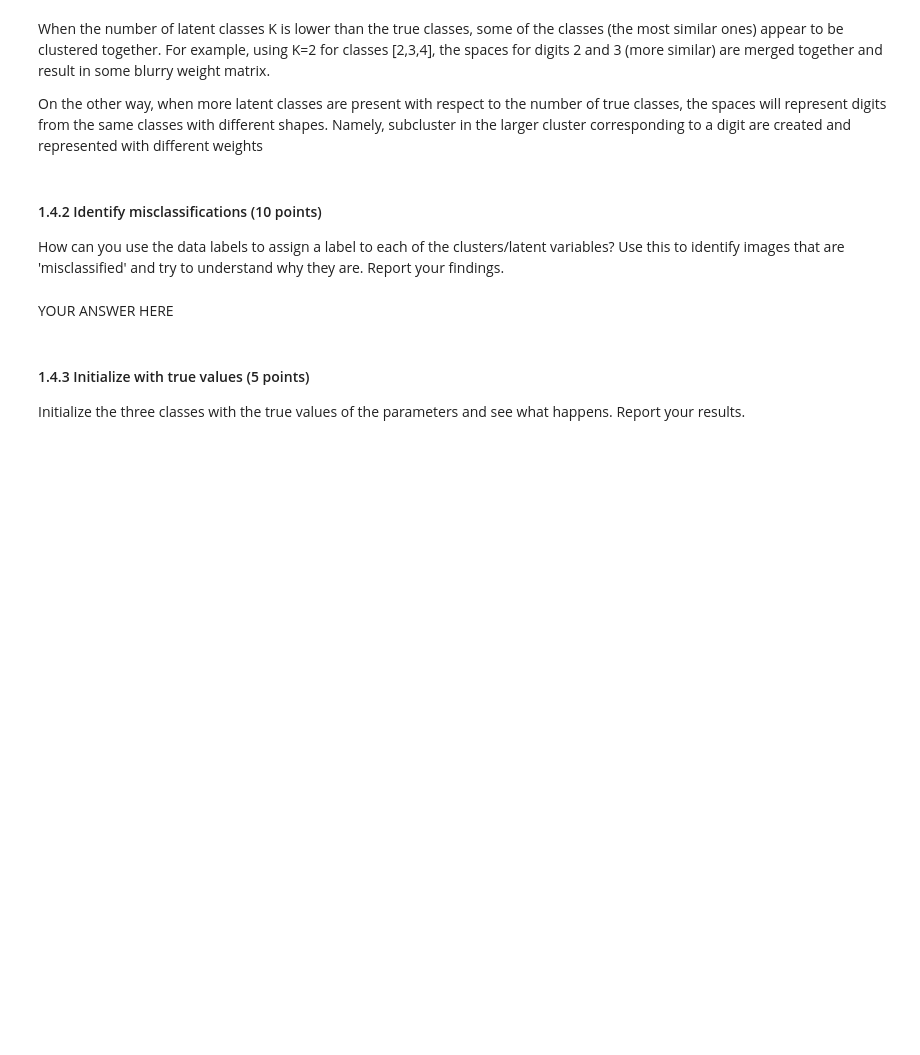
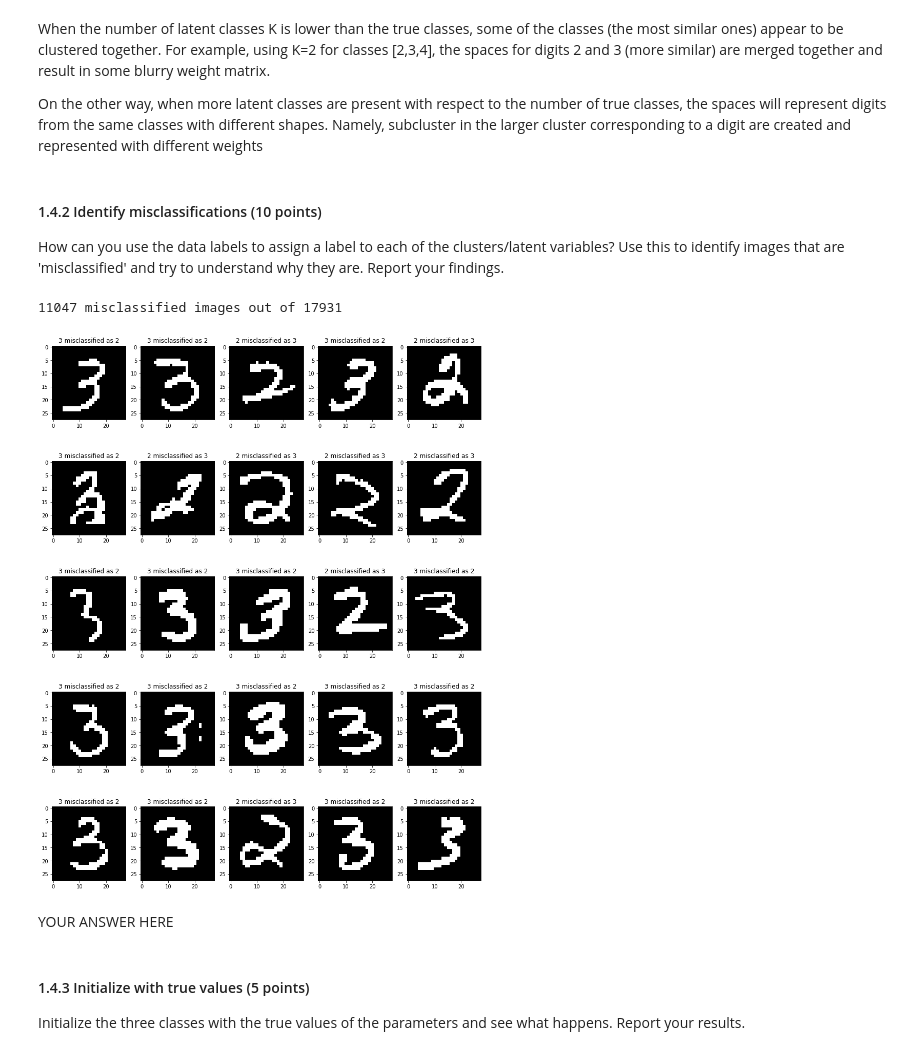
Before and after one commit to davide-belli/machine-learning-2-labs-hws, a Jupyter notebook: lab3/lab3.ipynb, the cells around one changed output. Cells and saved outputs as stored; diff of their text form; code cells hidden in the pictures; blank space fills up the shorter version.

```diff
--- a/lab3/lab3.ipynb
+++ b/lab3/lab3.ipynb
@@ -295,3 +309,67 @@ raise NotImplementedError()
+# %%
+from collections import defaultdict
+
+
+def test_classification(data, labels, classes, assigned_classes, gamma):
+
+    predictions = np.zeros(len(data), dtype=int)
+
+
+    for i in range(len(data)):
+        predictions[i] = assigned_classes[np.argmax(gamma[i, :])]
+
+
+
+    misclassified_indexes = predictions != labels
+    number_of_errors = sum(misclassified_indexes)
+
+    print('{} misclassified images out of {}'.format(number_of_errors, len(data)))
+
+
+    sampled_indexes = np.where(misclassified_indexes)[0]
+    np.random.shuffle(sampled_indexes)
+
+
+    rows = 5
+    columns = 5
+
+    sampled_indexes = sampled_indexes[:rows*columns]
+
+    fig, axes = plt.subplots(rows, columns, figsize=(15, rows*4))
+
+    for i in range(len(sampled_indexes)):
+
+        ax = axes[i//columns, i % columns]
+
+        ax.imshow(data[sampled_indexes[i]].reshape(28,28),cmap='gray') #Greys swaps colors
+        ax.set_title("{} misclassified as {}".format(labels[sampled_indexes[i]], predictions[sampled_indexes[i]]))
+
+    plt.show()
+
+
+
+classes = [2, 3, 4]
+
+scores = [defaultdict(float) for i in range(len(classes))]
+
+for x, l in zip(reduced_train_data, reduced_train_labels):
+    for k in range(len(classes)):
+        #log_prob = sum(np.log(mu[k][x == 1])) + sum(np.log(1 - mu[k][x != 1]))
+        #scores[k][l] += log_prob
+        scores[k][l] += -sum((mu[k] - x)**2)
+
+
+scores = [dict(scores[i]) for i in range(len(classes))]
+
+assigned_classes = [max(scores[i], key=scores[i].get) for i in range(len(classes))]
+
+#     print(scores)
+#     print(assigned_classes)
+
+test_classification(reduced_train_data, reduced_train_labels, classes, assigned_classes, gamma3)
+# %% [output]
+11047 misclassified images out of 17931
+[figure, added]
 # %% [markdown]
 YOUR ANSWER HERE
 # %% [markdown]
```
Also changed, not shown: parts of 7 cells of this notebook.
